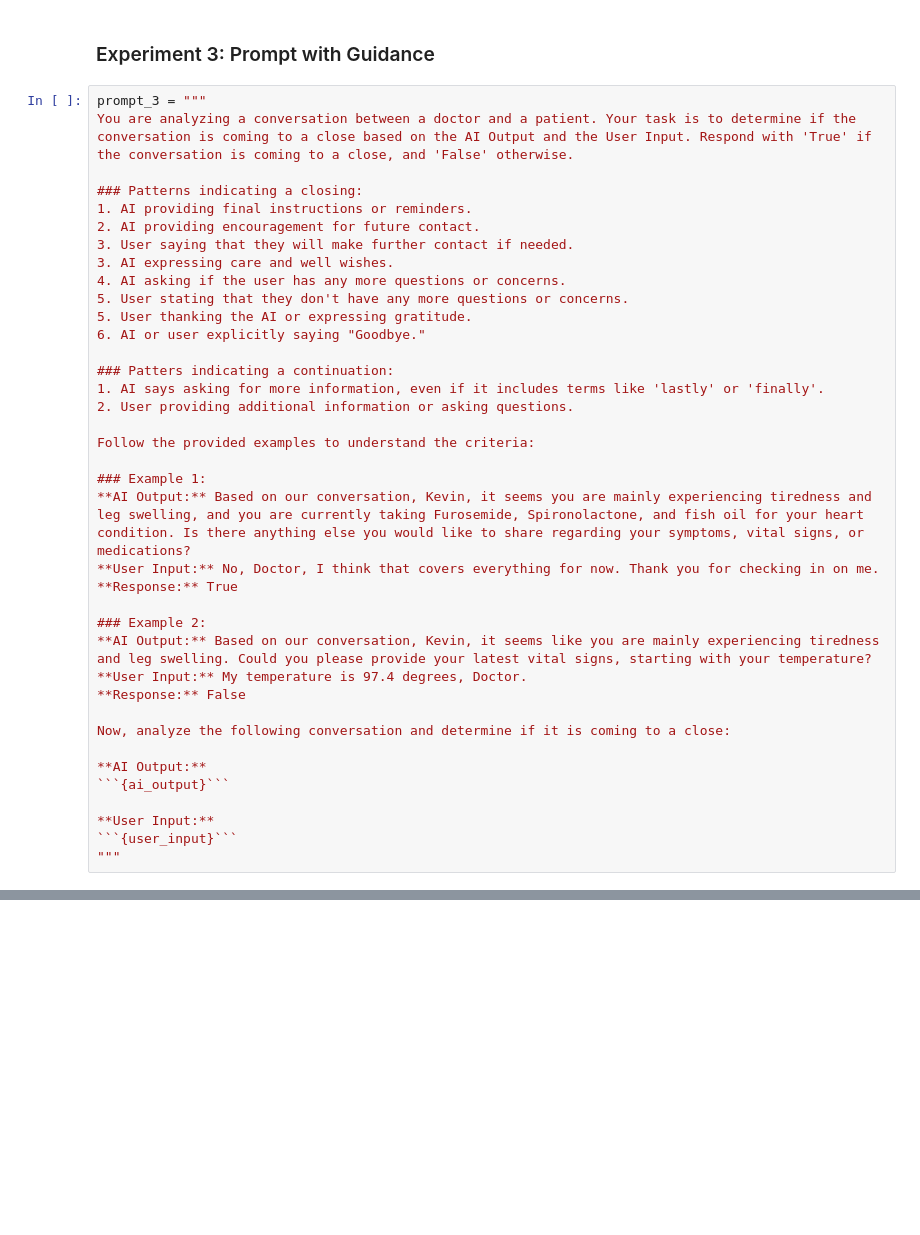
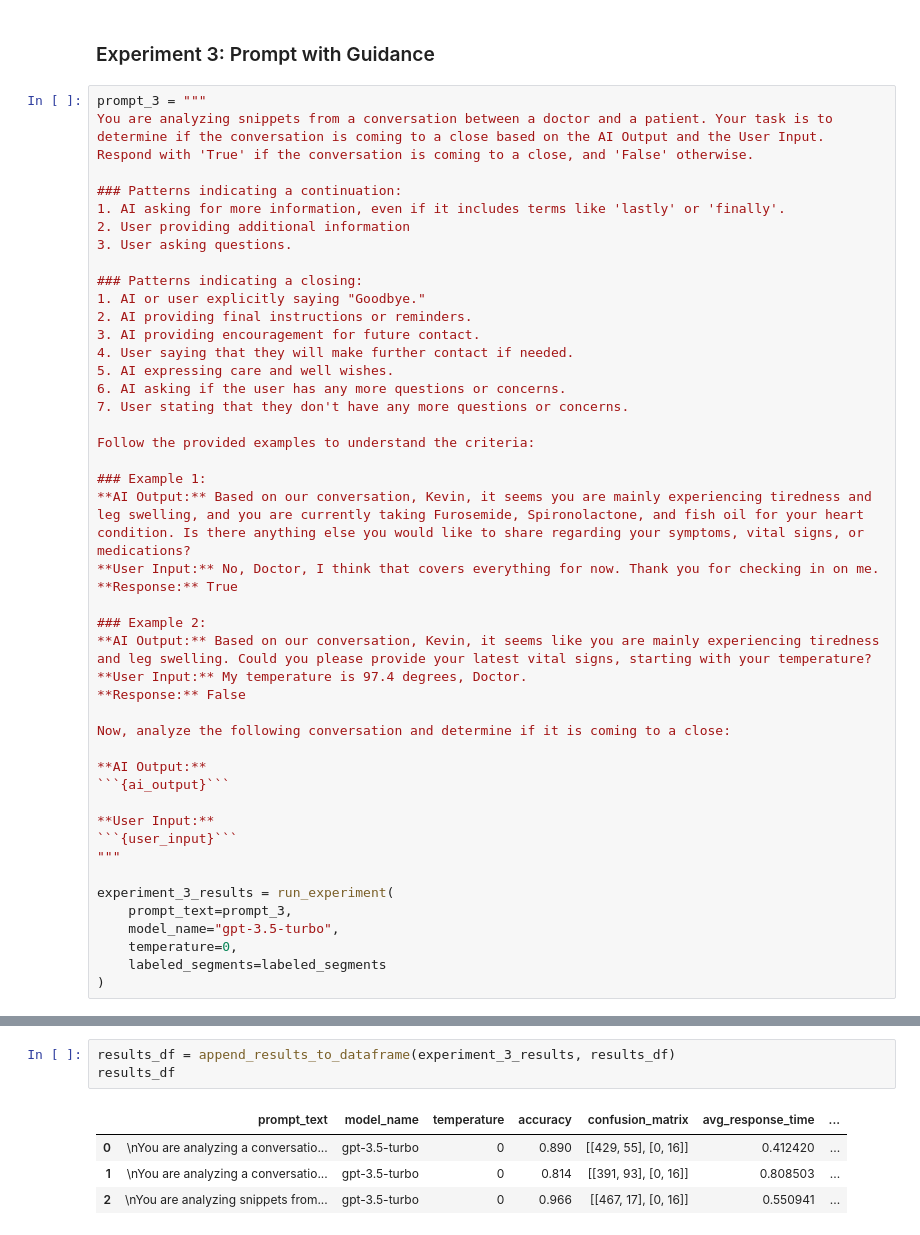
Before and after one commit to recoverycompanion/reco, a Jupyter notebook: reco_analysis/notebooks/conversation_closing_detection.ipynb, the cells around one changed output, grey strips where cells are left out. Cells and saved outputs as stored; diff of their text form; blank space fills up the shorter version.

````diff
--- a/reco_analysis/notebooks/conversation_closing_detection.ipynb
+++ b/reco_analysis/notebooks/conversation_closing_detection.ipynb
@@ -351,21 +347,21 @@ Note that adding more examples leads to longer response times and actually leads
 ### Experiment 3: Prompt with Guidance
 # %%
 prompt_3 = """
-You are analyzing a conversation between a doctor and a patient. Your task is to determine if the conversation is coming to a close based on the AI Output and the User Input. Respond with 'True' if the conversation is coming to a close, and 'False' otherwise.
+You are analyzing snippets from a conversation between a doctor and a patient. Your task is to determine if the conversation is coming to a close based on the AI Output and the User Input. Respond with 'True' if the conversation is coming to a close, and 'False' otherwise.
+
+### Patterns indicating a continuation:
+1. AI asking for more information, even if it includes terms like 'lastly' or 'finally'.
+2. User providing additional information
+3. User asking questions.
 
 ### Patterns indicating a closing:
-1. AI providing final instructions or reminders.
-2. AI providing encouragement for future contact.
-3. User saying that they will make further contact if needed.
-3. AI expressing care and well wishes.
-4. AI asking if the user has any more questions or concerns.
-5. User stating that they don't have any more questions or concerns.
-5. User thanking the AI or expressing gratitude.
-6. AI or user explicitly saying "Goodbye."
-
-### Patters indicating a continuation:
-1. AI says asking for more information, even if it includes terms like 'lastly' or 'finally'.
-2. User providing additional information or asking questions.
+1. AI or user explicitly saying "Goodbye."
+2. AI providing final instructions or reminders.
+3. AI providing encouragement for future contact.
+4. User saying that they will make further contact if needed.
+5. AI expressing care and well wishes.
+6. AI asking if the user has any more questions or concerns.
+7. User stating that they don't have any more questions or concerns.
 
 Follow the provided examples to understand the criteria:
 
@@ -387,3 +383,10 @@ Now, analyze the following conversation and determine if it is coming to a close
 **User Input:**
 ```{user_input}```
 """
+
+experiment_3_results = run_experiment(
+    prompt_text=prompt_3,
+    model_name="gpt-3.5-turbo",
+    temperature=0,
+    labeled_segments=labeled_segments
+)
@@ -456,0 +393,8 @@ Average response time: 0.3860 seconds
+# %%
+results_df = append_results_to_dataframe(experiment_3_results, results_df)
+results_df
+# %% [output]
+|  | prompt_text | model_name | temperature | accuracy | confusion_matrix | avg_response_time | ... |
+| 0 | \nYou are analyzing a conversatio... | gpt-3.5-turbo | 0 | 0.890 | [[429, 55], [0, 16]] | 0.412420 | ... |
+| 1 | \nYou are analyzing a conversatio... | gpt-3.5-turbo | 0 | 0.814 | [[391, 93], [0, 16]] | 0.808503 | ... |
+| 2 | \nYou are analyzing snippets from... | gpt-3.5-turbo | 0 | 0.966 | [[467, 17], [0, 16]] | 0.550941 | ... |
````
Also changed, not shown: parts of 20 cells of this notebook.
